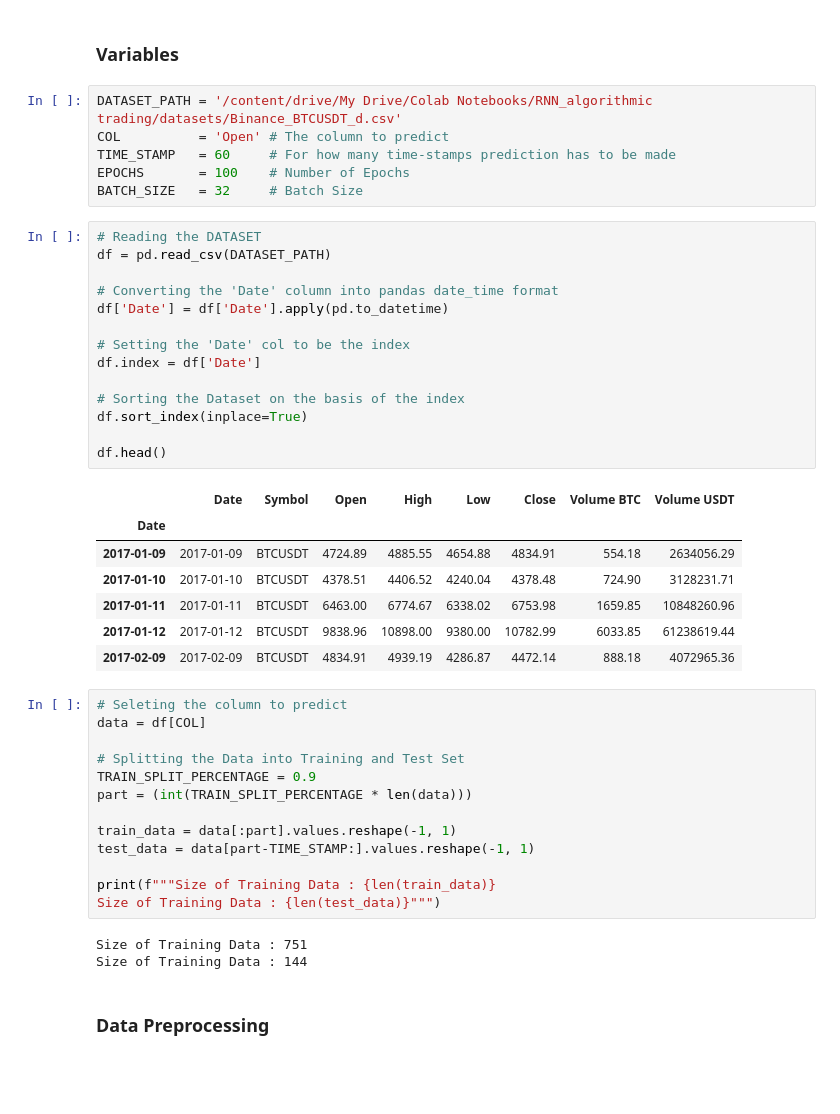
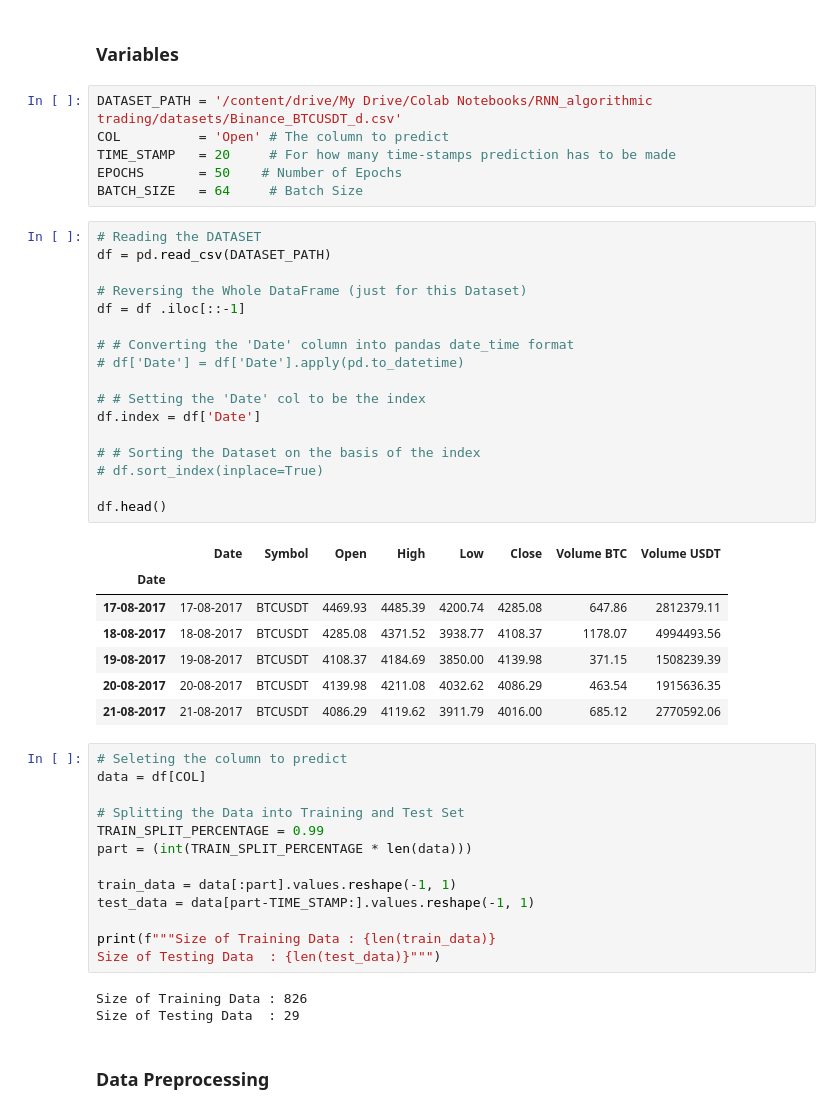
Before and after one commit to ParthikB/Crypto-Predictor, a Jupyter notebook: krish.ipynb, the cells around one changed output. Drawn from its saved outputs; the diff is of its cells as text; blank space fills up the shorter version.

```diff
--- a/krish.ipynb
+++ b/krish.ipynb
@@ -30,47 +30,50 @@ The tensorboard extension is already loaded. To reload it, use:
 # %%
 DATASET_PATH = '/content/drive/My Drive/Colab Notebooks/RNN_algorithmic trading/datasets/Binance_BTCUSDT_d.csv'
 COL          = 'Open' # The column to predict
-TIME_STAMP   = 60     # For how many time-stamps prediction has to be made
-EPOCHS       = 100    # Number of Epochs
-BATCH_SIZE   = 32     # Batch Size
+TIME_STAMP   = 20     # For how many time-stamps prediction has to be made
+EPOCHS       = 50    # Number of Epochs
+BATCH_SIZE   = 64     # Batch Size
 # %%
 # Reading the DATASET
 df = pd.read_csv(DATASET_PATH)
 
-# Converting the 'Date' column into pandas date_time format
-df['Date'] = df['Date'].apply(pd.to_datetime)
+# Reversing the Whole DataFrame (just for this Dataset)
+df = df .iloc[::-1]
 
-# Setting the 'Date' col to be the index
+# # Converting the 'Date' column into pandas date_time format
+# df['Date'] = df['Date'].apply(pd.to_datetime)
+
+# # Setting the 'Date' col to be the index
 df.index = df['Date']
 
-# Sorting the Dataset on the basis of the index
-df.sort_index(inplace=True)
+# # Sorting the Dataset on the basis of the index
+# df.sort_index(inplace=True)
 
 df.head()
 # %% [output]
 |  | Date | Symbol | Open | High | Low | Close | Volume BTC | Volume USDT |
 | Date |  |  |  |  |  |  |  |  |
-| 2017-01-09 | 2017-01-09 | BTCUSDT | 4724.89 | 4885.55 | 4654.88 | 4834.91 | 554.18 | 2634056.29 |
-| 2017-01-10 | 2017-01-10 | BTCUSDT | 4378.51 | 4406.52 | 4240.04 | 4378.48 | 724.90 | 3128231.71 |
-| 2017-01-11 | 2017-01-11 | BTCUSDT | 6463.00 | 6774.67 | 6338.02 | 6753.98 | 1659.85 | 10848260.96 |
-| 2017-01-12 | 2017-01-12 | BTCUSDT | 9838.96 | 10898.00 | 9380.00 | 10782.99 | 6033.85 | 61238619.44 |
-| 2017-02-09 | 2017-02-09 | BTCUSDT | 4834.91 | 4939.19 | 4286.87 | 4472.14 | 888.18 | 4072965.36 |
+| 17-08-2017 | 17-08-2017 | BTCUSDT | 4469.93 | 4485.39 | 4200.74 | 4285.08 | 647.86 | 2812379.11 |
+| 18-08-2017 | 18-08-2017 | BTCUSDT | 4285.08 | 4371.52 | 3938.77 | 4108.37 | 1178.07 | 4994493.56 |
+| 19-08-2017 | 19-08-2017 | BTCUSDT | 4108.37 | 4184.69 | 3850.00 | 4139.98 | 371.15 | 1508239.39 |
+| 20-08-2017 | 20-08-2017 | BTCUSDT | 4139.98 | 4211.08 | 4032.62 | 4086.29 | 463.54 | 1915636.35 |
+| 21-08-2017 | 21-08-2017 | BTCUSDT | 4086.29 | 4119.62 | 3911.79 | 4016.00 | 685.12 | 2770592.06 |
 # %%
 # Seleting the column to predict
 data = df[COL]
 
 # Splitting the Data into Training and Test Set
-TRAIN_SPLIT_PERCENTAGE = 0.9
+TRAIN_SPLIT_PERCENTAGE = 0.99
 part = (int(TRAIN_SPLIT_PERCENTAGE * len(data)))
 
 train_data = data[:part].values.reshape(-1, 1)
 test_data = data[part-TIME_STAMP:].values.reshape(-1, 1)
 
 print(f"""Size of Training Data : {len(train_data)}
-Size of Training Data : {len(test_data)}""")
+Size of Testing Data  : {len(test_data)}""")
 # %% [output]
-Size of Training Data : 751
-Size of Training Data : 144
+Size of Training Data : 826
+Size of Testing Data  : 29
 # %% [markdown]
 ### Data Preprocessing
 # %%
```
Also changed, not shown: parts of 7 cells of this notebook.
